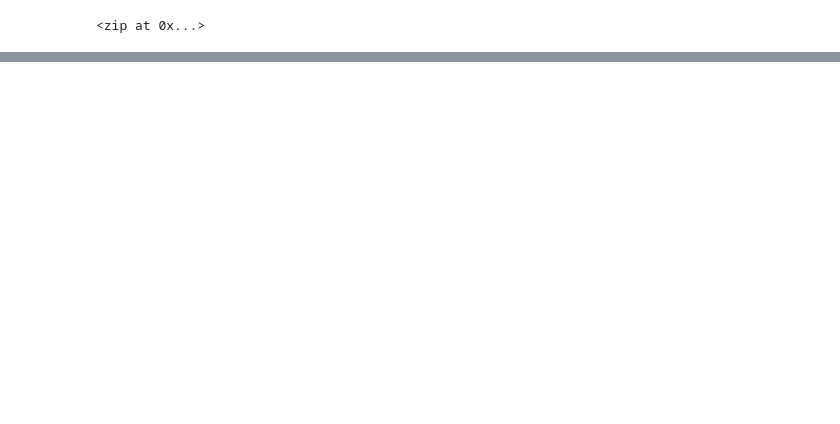
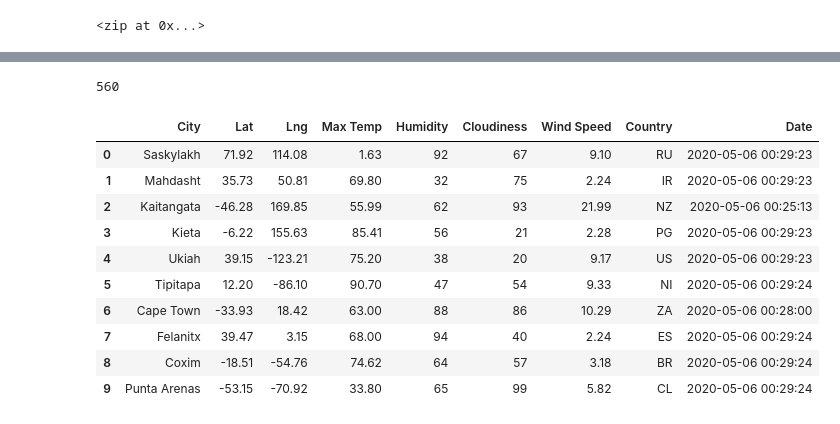
Before and after one commit to baileyspraggins/World_Weather_Analysis, a Jupyter notebook: WeatherPy.ipynb, the cells around one changed output, grey strips where cells are left out. Drawn from its saved outputs; the diff is of its cells as text; code cells hidden in the pictures; blank space fills up the shorter version.

```diff
--- a/WeatherPy.ipynb
+++ b/WeatherPy.ipynb
@@ -33,0 +124,20 @@ len(cities)
+# %%
+len(city_data)
+# %% [output]
+560
+# %%
+#Convert the array of dictionaries to a Pandas DataFrame
+city_data_df = pd.DataFrame(city_data)
+city_data_df.head(10)
+# %% [output]
+|  | City | Lat | Lng | Max Temp | Humidity | Cloudiness | Wind Speed | Country | Date |
+| 0 | Saskylakh | 71.92 | 114.08 | 1.63 | 92 | 67 | 9.10 | RU | 2020-05-06 00:29:23 |
+| 1 | Mahdasht | 35.73 | 50.81 | 69.80 | 32 | 75 | 2.24 | IR | 2020-05-06 00:29:23 |
+| 2 | Kaitangata | -46.28 | 169.85 | 55.99 | 62 | 93 | 21.99 | NZ | 2020-05-06 00:25:13 |
+| 3 | Kieta | -6.22 | 155.63 | 85.41 | 56 | 21 | 2.28 | PG | 2020-05-06 00:29:23 |
+| 4 | Ukiah | 39.15 | -123.21 | 75.20 | 38 | 20 | 9.17 | US | 2020-05-06 00:29:23 |
+| 5 | Tipitapa | 12.20 | -86.10 | 90.70 | 47 | 54 | 9.33 | NI | 2020-05-06 00:29:24 |
+| 6 | Cape Town | -33.93 | 18.42 | 63.00 | 88 | 86 | 10.29 | ZA | 2020-05-06 00:28:00 |
+| 7 | Felanitx | 39.47 | 3.15 | 68.00 | 94 | 40 | 2.24 | ES | 2020-05-06 00:29:24 |
+| 8 | Coxim | -18.51 | -54.76 | 74.62 | 64 | 57 | 3.18 | BR | 2020-05-06 00:29:24 |
+| 9 | Punta Arenas | -53.15 | -70.92 | 33.80 | 65 | 99 | 5.82 | CL | 2020-05-06 00:29:24 |
```
Also changed, not shown: parts of 8 cells of this notebook, 3 other files.
